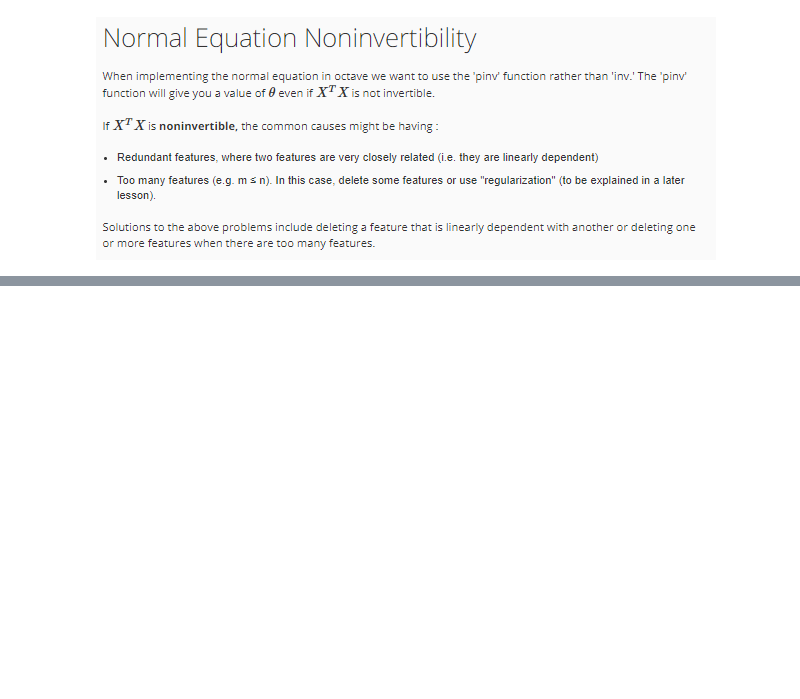
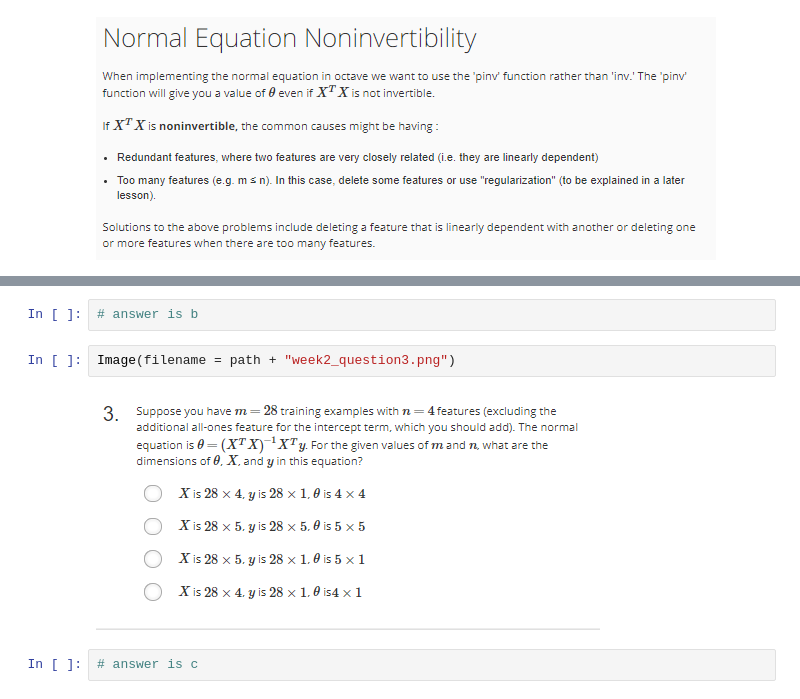
Before and after one commit to louloret/Andrew-NG-Machine-Learning, a Jupyter notebook: Week 2 Multivariate Linear Regression-checkpoint.ipynb, the cells around one changed output, grey strips where cells are left out. Saved outputs shown, nothing was run; the diff lists cells and outputs as text; blank space fills up the shorter version.

```diff
--- a/Week 2 Multivariate Linear Regression-checkpoint.ipynb
+++ b/Week 2 Multivariate Linear Regression-checkpoint.ipynb
@@ -119,0 +145,8 @@ Image(filename = path + "conclusion.png")
+# %%
+# answer is b
+# %%
+Image(filename = path + "week2_question3.png")
+# %% [output]
+[figure, added]
+# %%
+# answer is c
```
Also changed, not shown: parts of 9 cells of this notebook.
